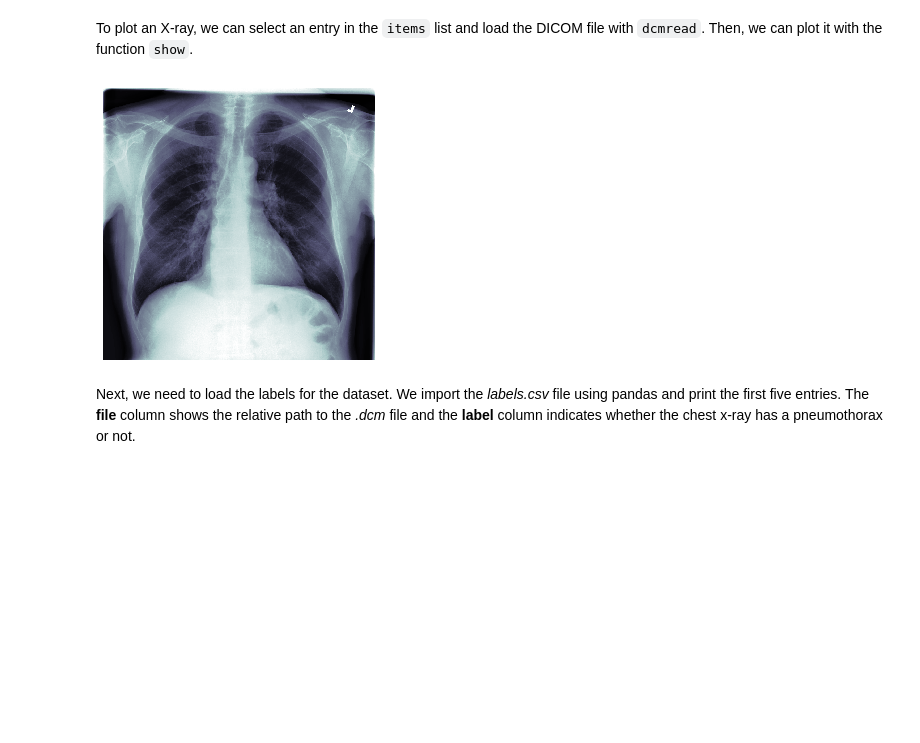
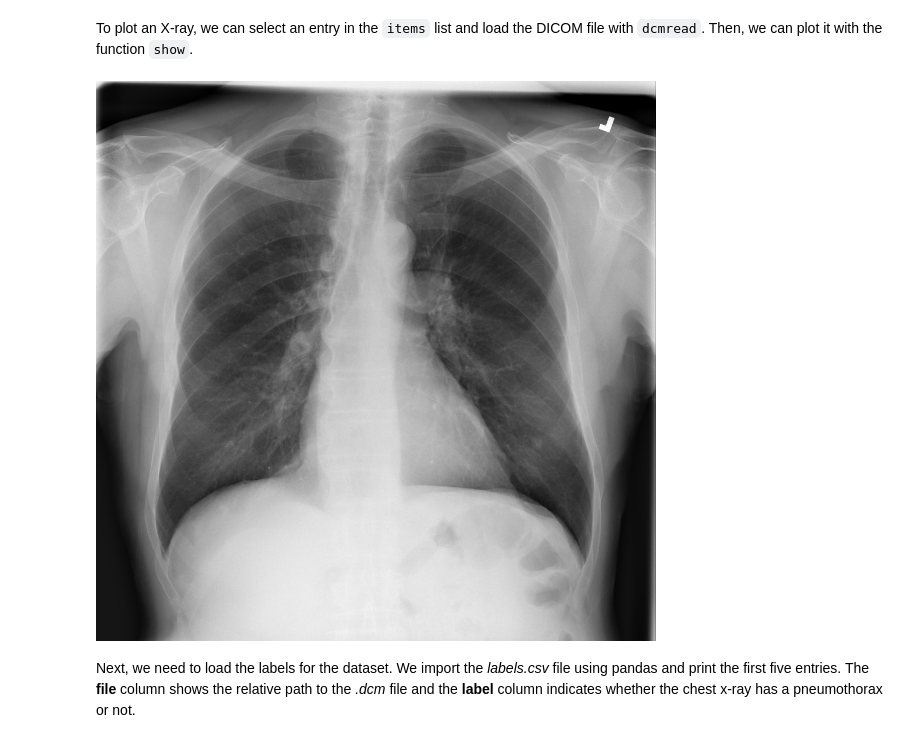
Before and after one commit to moritzschwyzer/fastai2, a Jupyter notebook: nbs/61_tutorial.medical_imaging.ipynb, the cells around one changed output. Saved outputs shown, nothing was run; the diff lists cells and outputs as text; code cells hidden in the pictures; blank space fills up the shorter version.

```diff
--- a/nbs/61_tutorial.medical_imaging.ipynb
+++ b/nbs/61_tutorial.medical_imaging.ipynb
@@ -38,10 +38,10 @@ trn,val = RandomSplitter()(items)
 To plot an X-ray, we can select an entry in the `items` list and load the DICOM file with `dcmread`. Then, we can plot it with the function `show`.
 # %%
 patient = 3
-xray_sample = items[patient].dcmread()
-xray_sample.show()
+xray_sample = dcmread(items[patient])
+xray_sample
 # %% [output]
-[figure, old version]
+[figure, new version]
 # %% [markdown]
 Next, we need to load the labels for the dataset. We import the _labels.csv_ file using pandas and print the first five entries. The **file** column shows the relative path to the _.dcm_ file and the **label** column indicates whether the chest x-ray has a pneumothorax or not.
 # %%
```
Also changed, not shown: parts of 10 cells of this notebook, 2 other files.
